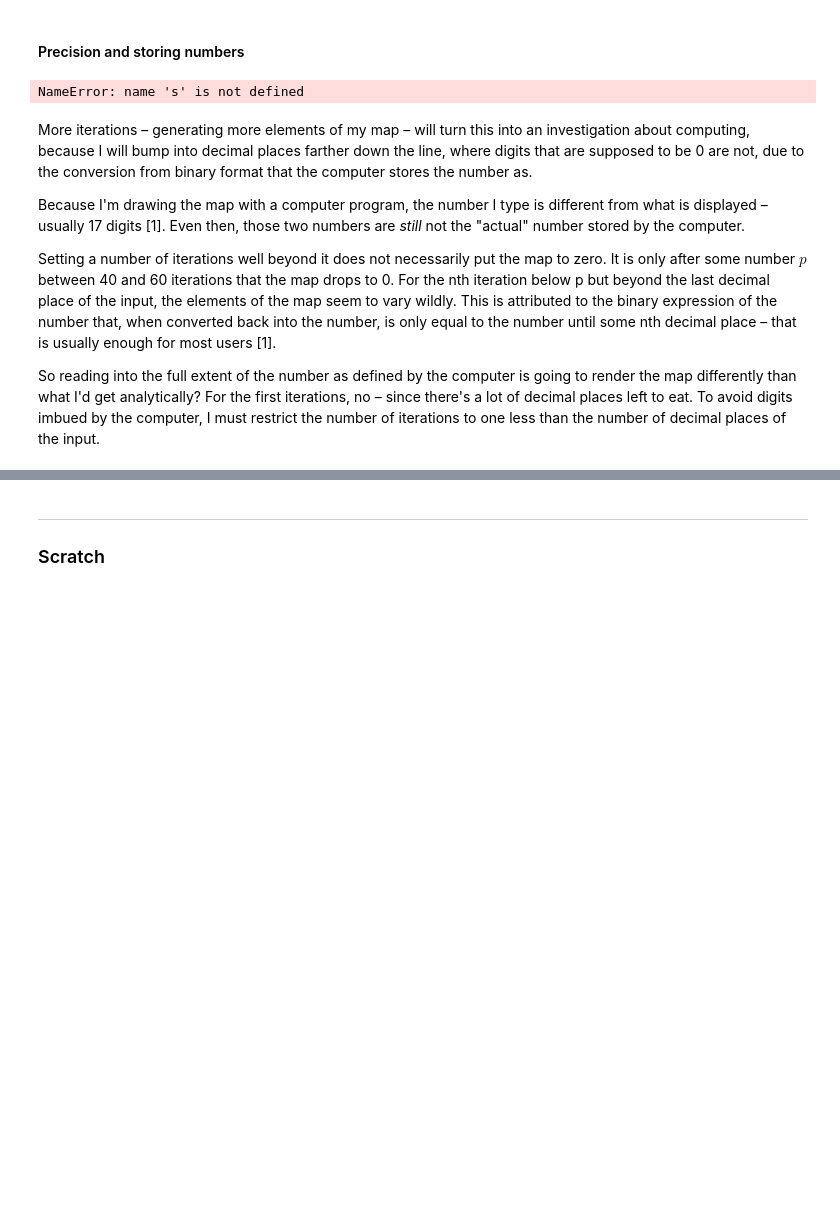
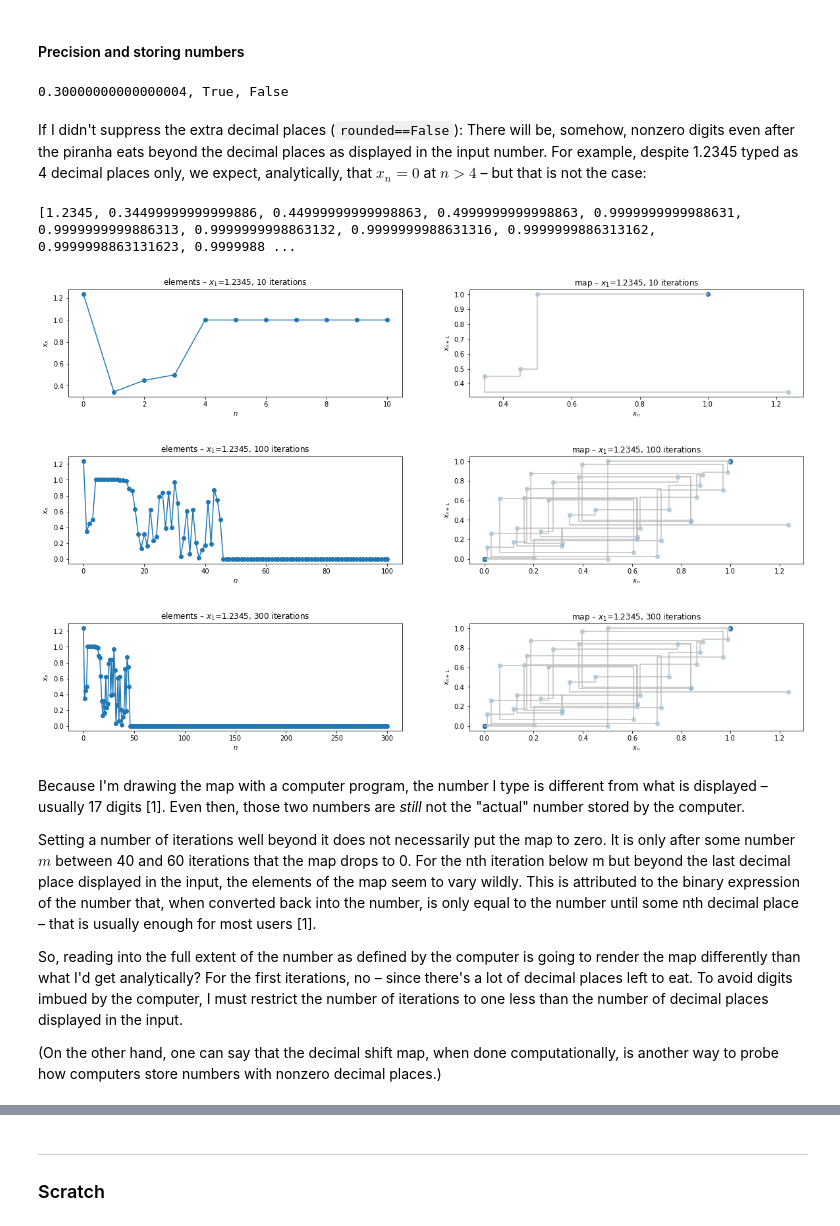
Before and after one commit to mimmphi/Physics-212, a Jupyter notebook: 10.3.7.ipynb, the cells around one changed output, grey strips where cells are left out. Drawn from its saved outputs; the diff is of its cells as text; code cells hidden in the pictures; blank space fills up the shorter version.

```diff
--- a/10.3.7.ipynb
+++ b/10.3.7.ipynb
@@ -175,17 +194,29 @@ One can make a number infinitely precise – in other words, keep specifying the
 #### Precision and storing numbers
 # %%
 # what is the actual precision of a decimal number in python? It seems to be more than what is displayed.
-s.dtype #'float64'
-
-round(0.1 + 0.1 + 0.1, 1) == 0.3 # the example in [1]
-0.1 + 0.1 + 0.1 == 0.3
+print(
+    0.1 + 0.1 + 0.1,
+    round(0.1 + 0.1 + 0.1, 1) == 0.3, # the example in ref. [1]
+    0.1 + 0.1 + 0.1 == 0.3,
+     sep=', ')
 # %% [output]
-NameError: name 's' is not defined
+0.30000000000000004, True, False
+# %% [markdown]
+If I didn't suppress the extra decimal places (`rounded==False`): There will be, somehow, nonzero digits even after the piranha eats beyond the decimal places as displayed in the input number. For example, despite 1.2345 typed as 4 decimal places only, we expect, analytically, that $x_n=0$ at $n > 4$ – but that is not the case:
+# %%
+dec_shift_map(si=1.2345, stop=10, show=True, rounded=False)
+dec_shift_map(si=1.2345, stop=100, rounded=False)
+dec_shift_map(si=1.2345, stop=300, rounded=False)
+# %% [output]
+[1.2345, 0.34499999999999886, 0.44999999999998863, 0.4999999999998863, 0.9999999999988631, 0.9999999999886313, 0.9999999998863132, 0.9999999988631316, 0.9999999886313162, 0.9999998863131623, 0.9999988 ...
+[figure, added]
+[figure, added]
+[figure, added]
 # %% [markdown]
-More iterations – generating more elements of my map – will turn this into an investigation about computing, because I will bump into decimal places farther down the line, where digits that are supposed to be 0 are not, due to the conversion from binary format that the computer stores the number as.
-
 Because I'm drawing the map with a computer program, the number I type is different from what is displayed – usually 17 digits [1]. Even then, those two numbers are *still* not the "actual" number stored by the computer.
 
-Setting a number of iterations well beyond it does not necessarily put the map to zero. It is only after some number $p$ between 40 and 60 iterations that the map drops to 0. For the nth iteration below p but beyond the last decimal place of the input, the elements of the map seem to vary wildly. This is attributed to the binary expression of the number that, when converted back into the number, is only equal to the number until some nth decimal place – that is usually enough for most users [1].
+Setting a number of iterations well beyond it does not necessarily put the map to zero. It is only after some number $m$ between 40 and 60 iterations that the map drops to 0. For the nth iteration below m but beyond the last decimal place displayed in the input, the elements of the map seem to vary wildly. This is attributed to the binary expression of the number that, when converted back into the number, is only equal to the number until some nth decimal place – that is usually enough for most users [1].
 
-So reading into the full extent of the number as defined by the computer is going to render the map differently than what I'd get analytically? For the first iterations, no – since there's a lot of decimal places left to eat. To avoid digits imbued by the computer, I must restrict the number of iterations to one less than the number of decimal places of the input.
+So, reading into the full extent of the number as defined by the computer is going to render the map differently than what I'd get analytically? For the first iterations, no – since there's a lot of decimal places left to eat. To avoid digits imbued by the computer, I must restrict the number of iterations to one less than the number of decimal places displayed in the input.
+
+(On the other hand, one can say that the decimal shift map, when done computationally, is another way to probe how computers store numbers with nonzero decimal places.)
```
Also changed, not shown: parts of 22 cells of this notebook.
